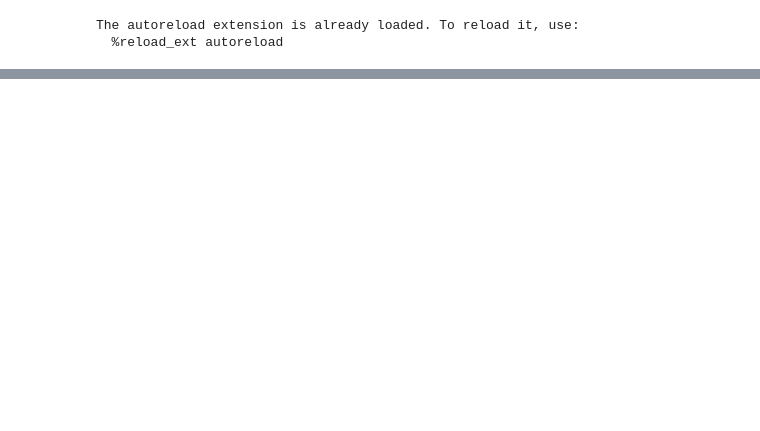
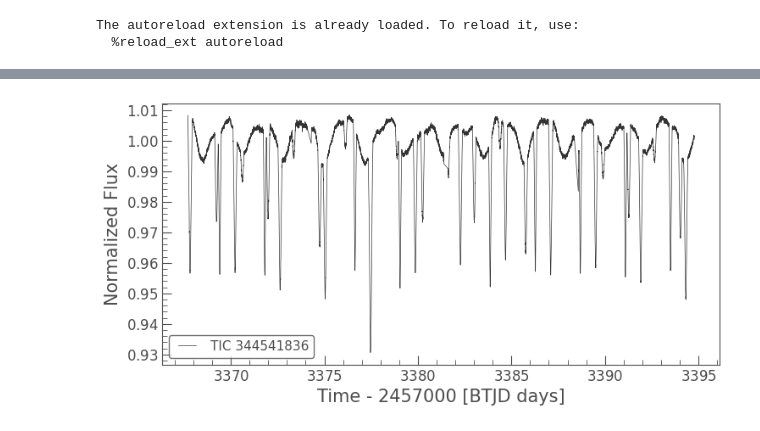
Before and after one commit to CvillePaul/Work, a Jupyter notebook: Observation/APO/2025-06-11 APO Observing 2025-08-08/APO Observing 2025-08-08.ipynb, the cells around one changed output, grey strips where cells are left out. Drawn from its saved outputs; the diff is of its cells as text; code cells hidden in the pictures; blank space fills up the shorter version.

```diff
--- a/Observation/APO/2025-06-11 APO Observing 2025-08-08/APO Observing 2025-08-08.ipynb
+++ b/Observation/APO/2025-06-11 APO Observing 2025-08-08/APO Observing 2025-08-08.ipynb
@@ -118,0 +212,11 @@ html.render_observing_pages(tl, pl, {}, "../../../../Observing Files/APO Observi
+# %%
+# Download the first light curve in the list
+import matplotlib.pyplot as plt
+
+lc = search_result[9].download()
+
+# Plot it
+lc.plot()
+plt.show()
+# %% [output]
+[figure, added]
```
Also changed, not shown: parts of 9 cells of this notebook.
